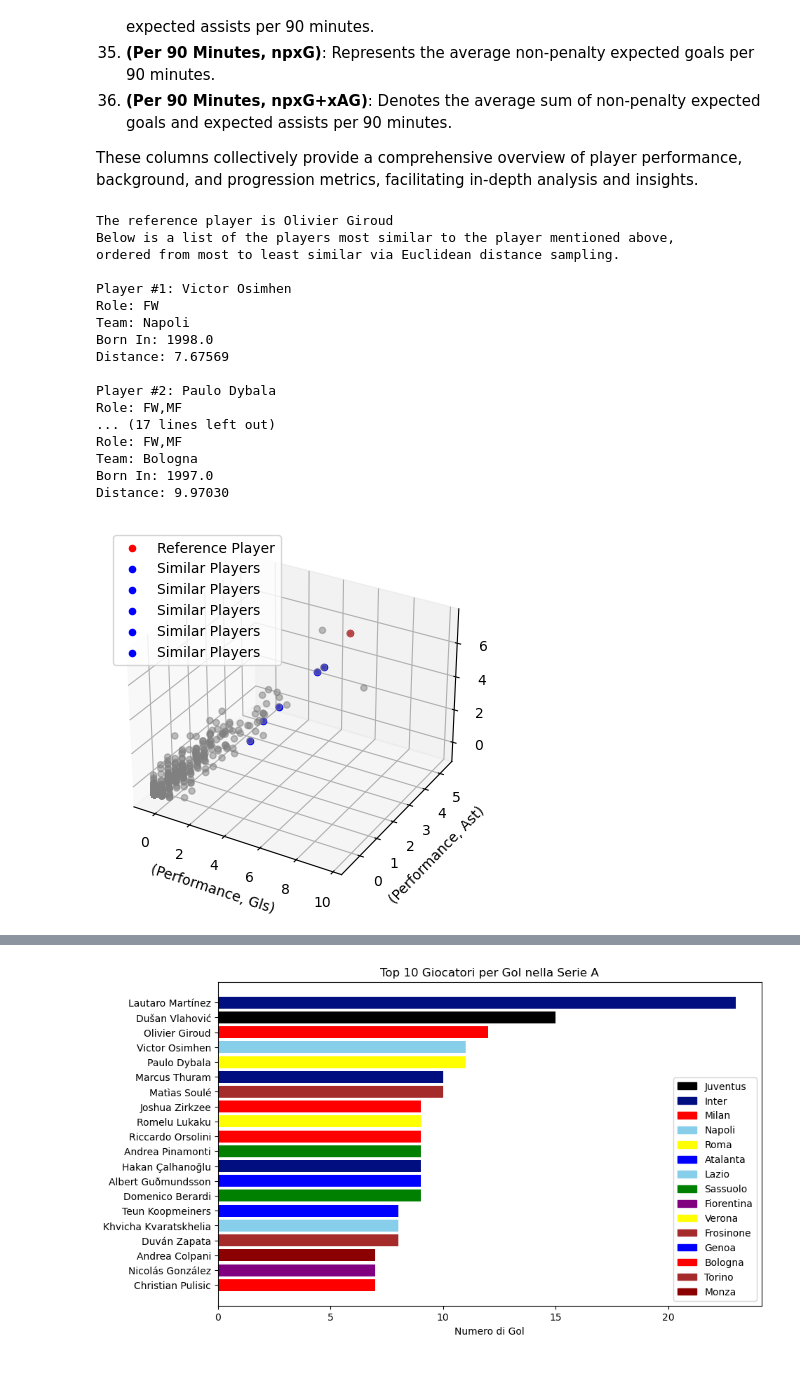
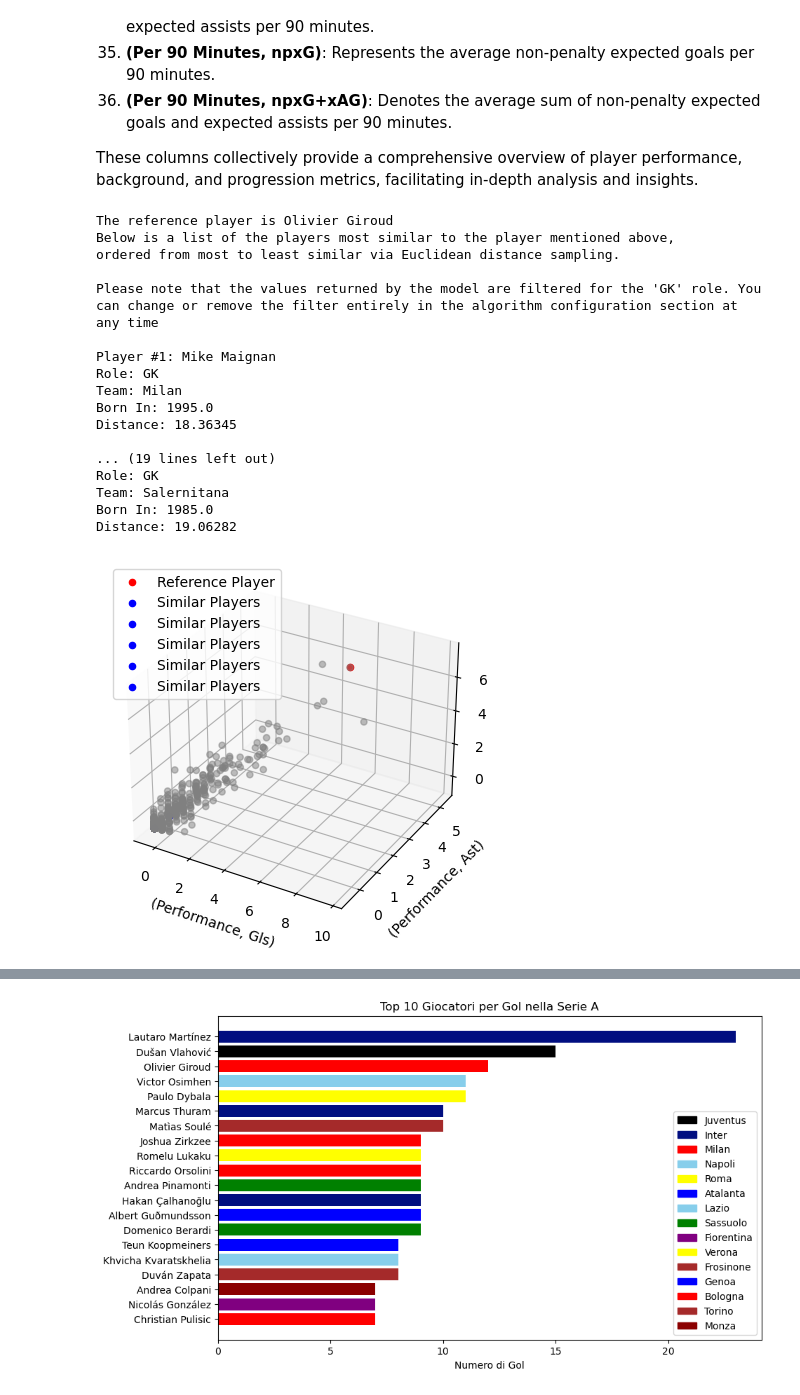
Before and after one commit to andreamoleri/Offside, a Jupyter notebook: offside.ipynb, the cells around one changed output, grey strips where cells are left out. Cells and saved outputs as stored; diff of their text form; code cells hidden in the pictures.

Commit message:
Improved Configuration Phase

```diff
--- a/offside.ipynb
+++ b/offside.ipynb
@@ -232,7 +232,7 @@ normalized_df = (numeric_cols - numeric_cols.mean()) / numeric_cols.std()
 reference_player_name = "Olivier Giroud"
 
 # Specifica il ruolo per il filtro
-role_filter = None # Puoi cambiare il ruolo qui, leave None for no role selection
+role_filter = "GK" # Puoi cambiare il ruolo qui, leave None for no role selection
 
 # Trova l'indice della riga corrispondente al giocatore di riferimento
 reference_player_index = df.index[df['(Background Information, Full Name)'] == reference_player_name][0]
@@ -245,74 +245,53 @@ for i, player in normalized_df.iterrows():
         continue
     # Aggiungi condizione di filtro per il ruolo
     if role_filter is not None and df.loc[i]['(Background Information, Position)'] != role_filter:
         continue
     distances[i] = euclidean(reference_player, player)
 
 sorted_distances = sorted(distances.items(), key=lambda x: x[1])
 
 top_similar_players = sorted_distances[:5]
 
+
+
 print(color.BOLD + f"The reference player is {reference_player_name}\n"
       f"Below is a list of the players most similar to the player mentioned above,\n"
       f"ordered from most to least similar via Euclidean distance sampling.\n" + color.END)
 index_number = 1
+
+
+if role_filter is not None:
+    print(color.BOLD + f"Please note that the values returned by the model are filtered for the '{role_filter}' role. You can change or remove the filter entirely in the algorithm configuration section at any time\n" + color.END)
+else:
+    print(color.BOLD + "Please note that the values returned by the model are not filtered by any role. You can add or change the role filter in the algorithm configuration section at any time\n"  + color.END)
+
+
 
 for player_index, distance in top_similar_players:
     player_name = df.loc[player_index]['(Background Information, Full Name)']
     player_role = df.loc[player_index]['(Background Information, Position)']
     player_club = df.loc[player_index]['(Background Information, Squad)']
     player_age = df.loc[player_index]['(Background Information, Year of Birth)']
 
     print(color.BOLD + f"Player #{index_number}: {player_name + color.END}\nRole: {player_role}\nTeam: {player_club}\nBorn In: {player_age}\nDistance: {'{:.5f}'.format(distance)}\n")
 
     index_number += 1
-
-# Seleziona gli attributi per la visualizzazione tridimensionale
-plot_attributes = ['(Performance, Gls)', '(Performance, Ast)', '(Expected, xG)']
-
-# Prepara i dati per il plotting
-player_data = normalized_df.loc[:, plot_attributes].values
-reference_player_data = reference_player[plot_attributes].values
-
-# Plot tridimensionale
-from mpl_toolkits.mplot3d import Axes3D
-
-fig = plt.figure()
-ax = fig.add_subplot(111, projection='3d')
-
-# Plot di tutti i giocatori in grigio
-ax.scatter(player_data[:,0], player_data[:,1], player_data[:,2], c='grey', alpha=0.5)
-
-# Plot del giocatore di riferimento in rosso
-ax.scatter(reference_player_data[0], reference_player_data[1], reference_player_data[2], c='red', label='Reference Player')
-
-# Plot dei giocatori simili in blu
-for player_index, _ in top_similar_players:
-    player_data = normalized_df.loc[player_index, plot_attributes].values
-    ax.scatter(player_data[0], player_data[1], player_data[2], c='blue', label='Similar Players')
-
-ax.set_xlabel(plot_attributes[0])
-ax.set_ylabel(plot_attributes[1])
-ax.set_zlabel(plot_attributes[2])
-
-plt.legend()
-plt.show()
 # %% [output]
 The reference player is Olivier Giroud
 Below is a list of the players most similar to the player mentioned above,
 ordered from most to least similar via Euclidean distance sampling.
 
-Player #1: Victor Osimhen
-Role: FW
-Team: Napoli
-Born In: 1998.0
-Distance: 7.67569
+Please note that the values returned by the model are filtered for the 'GK' role. You can change or remove the filter entirely in the algorithm configuration section at any time
 
-Player #2: Paulo Dybala
-Role: FW,MF
-... (17 lines left out)
-Role: FW,MF
-Team: Bologna
-Born In: 1997.0
-Distance: 9.97030
+Player #1: Mike Maignan
+Role: GK
+Team: Milan
+Born In: 1995.0
+Distance: 18.36345
+
+... (19 lines left out)
+Role: GK
+Team: Salernitana
+Born In: 1985.0
+Distance: 19.06282
-[figure, old version]
+[figure, new version]
```
Also changed, not shown: parts of 2 cells of this notebook.
